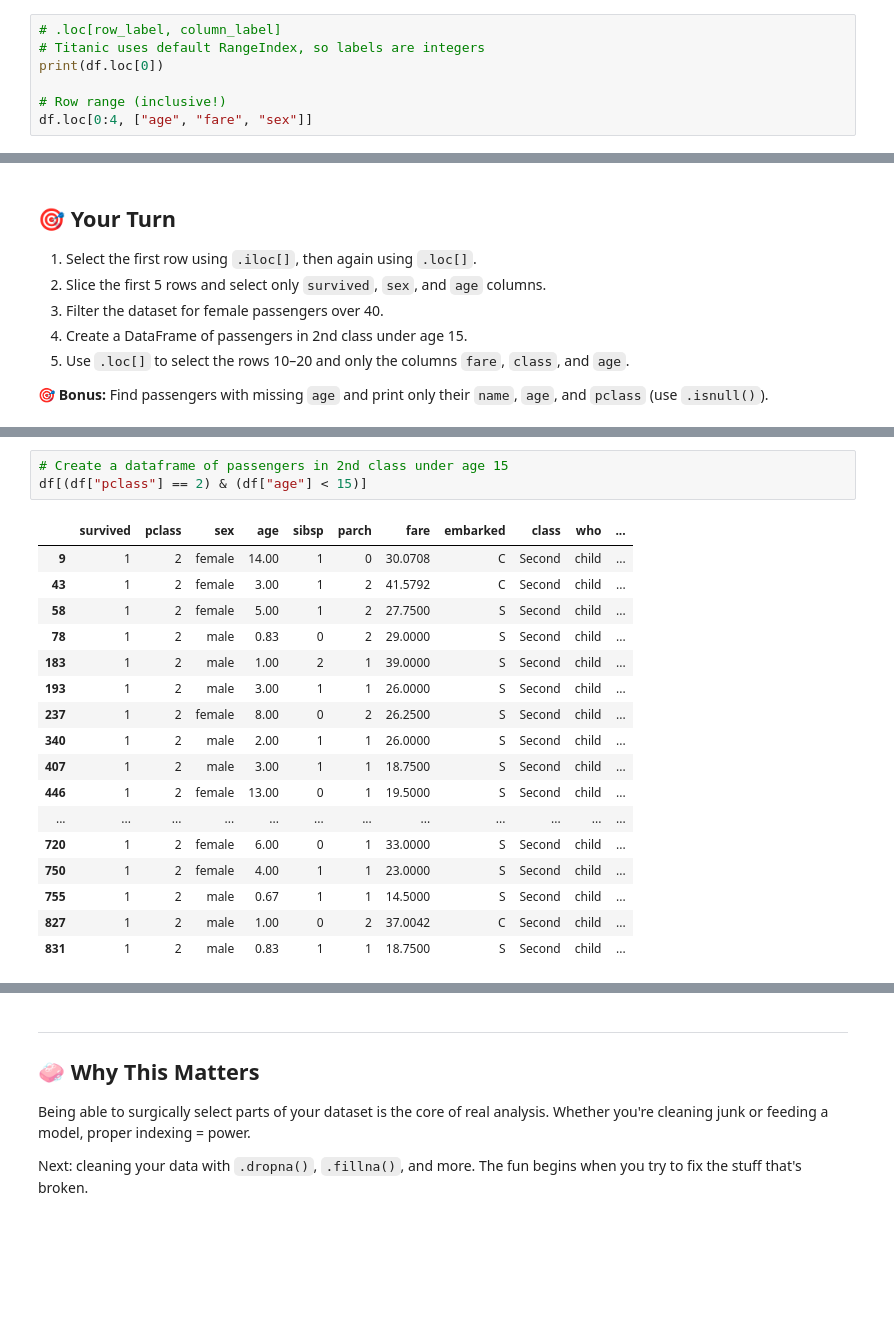
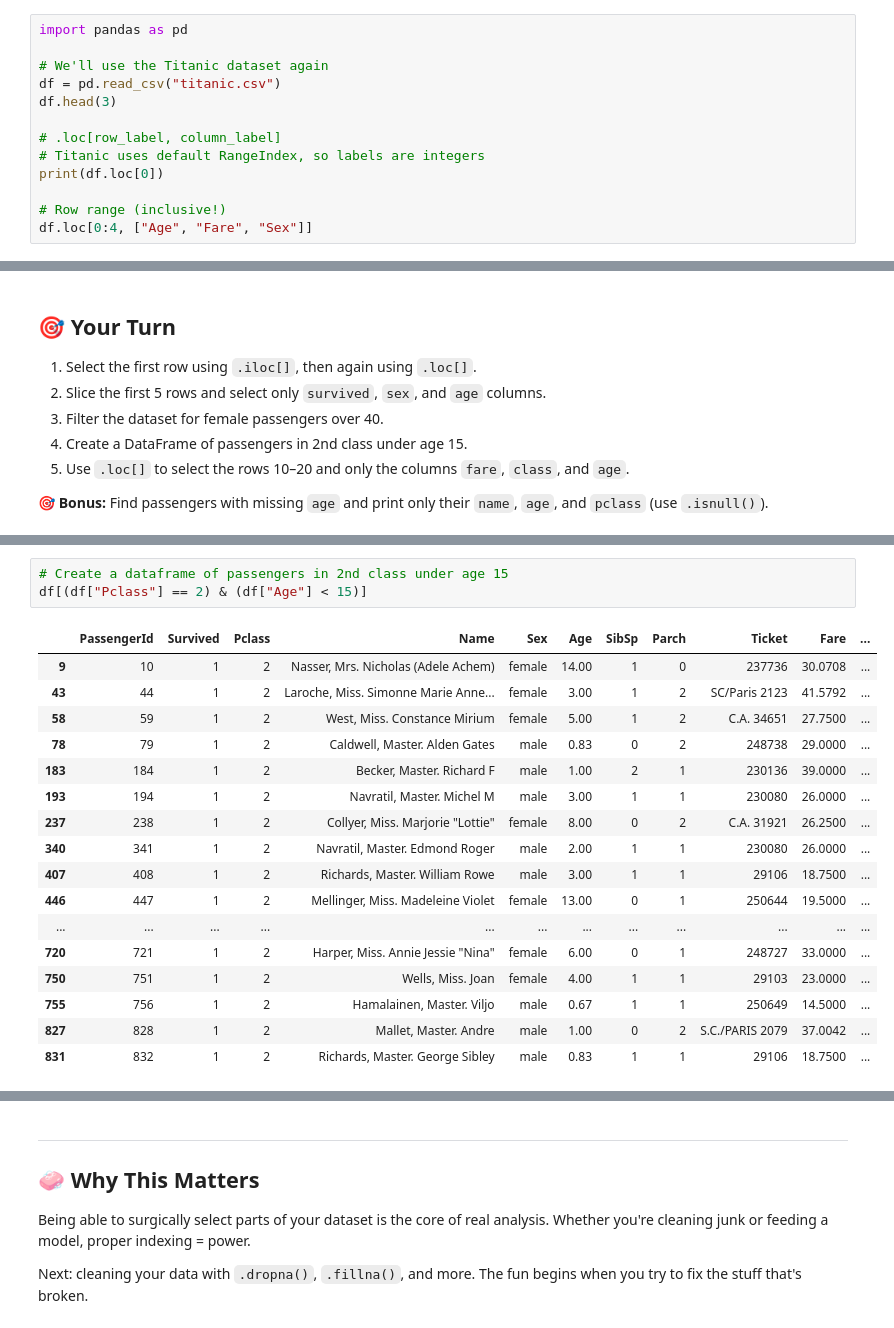
Before and after one commit to jay-d515/jay-d515-3603-DataScience, a Jupyter notebook: Completed/06-Working_with_Data/04-indexing_and_selection.ipynb, the cells around one changed output, grey strips where cells are left out. Saved outputs shown, nothing was run; the diff lists cells and outputs as text; blank space fills up the shorter version.

```diff
--- a/Completed/06-Working_with_Data/04-indexing_and_selection.ipynb
+++ b/Completed/06-Working_with_Data/04-indexing_and_selection.ipynb
@@ -33,10 +32,16 @@ df.head(3)
 # %% [markdown]
 ## 🔎 Select rows by label with `.loc[]`
 # %%
+import pandas as pd
+
+# We'll use the Titanic dataset again
+df = pd.read_csv("titanic.csv")
+df.head(3)
+
 # .loc[row_label, column_label]
 # Titanic uses default RangeIndex, so labels are integers
 print(df.loc[0])
 
 # Row range (inclusive!)
-df.loc[0:4, ["age", "fare", "sex"]]
+df.loc[0:4, ["Age", "Fare", "Sex"]]
 # %% [output]
@@ -198,23 +194,23 @@ df[(df["sex"] == "female") & (df["age"] > 40)]
 # %%
 # Create a dataframe of passengers in 2nd class under age 15
-df[(df["pclass"] == 2) & (df["age"] < 15)]
+df[(df["Pclass"] == 2) & (df["Age"] < 15)]
 # %% [output]
-|  | survived | pclass | sex | age | sibsp | parch | fare | embarked | class | who | ... |
-| 9 | 1 | 2 | female | 14.00 | 1 | 0 | 30.0708 | C | Second | child | ... |
-| 43 | 1 | 2 | female | 3.00 | 1 | 2 | 41.5792 | C | Second | child | ... |
-| 58 | 1 | 2 | female | 5.00 | 1 | 2 | 27.7500 | S | Second | child | ... |
-| 78 | 1 | 2 | male | 0.83 | 0 | 2 | 29.0000 | S | Second | child | ... |
-| 183 | 1 | 2 | male | 1.00 | 2 | 1 | 39.0000 | S | Second | child | ... |
-| 193 | 1 | 2 | male | 3.00 | 1 | 1 | 26.0000 | S | Second | child | ... |
-| 237 | 1 | 2 | female | 8.00 | 0 | 2 | 26.2500 | S | Second | child | ... |
-| 340 | 1 | 2 | male | 2.00 | 1 | 1 | 26.0000 | S | Second | child | ... |
-| 407 | 1 | 2 | male | 3.00 | 1 | 1 | 18.7500 | S | Second | child | ... |
-| 446 | 1 | 2 | female | 13.00 | 0 | 1 | 19.5000 | S | Second | child | ... |
+|  | PassengerId | Survived | Pclass | Name | Sex | Age | SibSp | Parch | Ticket | Fare | ... |
+| 9 | 10 | 1 | 2 | Nasser, Mrs. Nicholas (Adele Achem) | female | 14.00 | 1 | 0 | 237736 | 30.0708 | ... |
+| 43 | 44 | 1 | 2 | Laroche, Miss. Simonne Marie Anne... | female | 3.00 | 1 | 2 | SC/Paris 2123 | 41.5792 | ... |
+| 58 | 59 | 1 | 2 | West, Miss. Constance Mirium | female | 5.00 | 1 | 2 | C.A. 34651 | 27.7500 | ... |
+| 78 | 79 | 1 | 2 | Caldwell, Master. Alden Gates | male | 0.83 | 0 | 2 | 248738 | 29.0000 | ... |
+| 183 | 184 | 1 | 2 | Becker, Master. Richard F | male | 1.00 | 2 | 1 | 230136 | 39.0000 | ... |
+| 193 | 194 | 1 | 2 | Navratil, Master. Michel M | male | 3.00 | 1 | 1 | 230080 | 26.0000 | ... |
+| 237 | 238 | 1 | 2 | Collyer, Miss. Marjorie "Lottie" | female | 8.00 | 0 | 2 | C.A. 31921 | 26.2500 | ... |
+| 340 | 341 | 1 | 2 | Navratil, Master. Edmond Roger | male | 2.00 | 1 | 1 | 230080 | 26.0000 | ... |
+| 407 | 408 | 1 | 2 | Richards, Master. William Rowe | male | 3.00 | 1 | 1 | 29106 | 18.7500 | ... |
+| 446 | 447 | 1 | 2 | Mellinger, Miss. Madeleine Violet | female | 13.00 | 0 | 1 | 250644 | 19.5000 | ... |
 | ... | ... | ... | ... | ... | ... | ... | ... | ... | ... | ... | ... |
-| 720 | 1 | 2 | female | 6.00 | 0 | 1 | 33.0000 | S | Second | child | ... |
-| 750 | 1 | 2 | female | 4.00 | 1 | 1 | 23.0000 | S | Second | child | ... |
-| 755 | 1 | 2 | male | 0.67 | 1 | 1 | 14.5000 | S | Second | child | ... |
-| 827 | 1 | 2 | male | 1.00 | 0 | 2 | 37.0042 | C | Second | child | ... |
-| 831 | 1 | 2 | male | 0.83 | 1 | 1 | 18.7500 | S | Second | child | ... |
+| 720 | 721 | 1 | 2 | Harper, Miss. Annie Jessie "Nina" | female | 6.00 | 0 | 1 | 248727 | 33.0000 | ... |
+| 750 | 751 | 1 | 2 | Wells, Miss. Joan | female | 4.00 | 1 | 1 | 29103 | 23.0000 | ... |
+| 755 | 756 | 1 | 2 | Hamalainen, Master. Viljo | male | 0.67 | 1 | 1 | 250649 | 14.5000 | ... |
+| 827 | 828 | 1 | 2 | Mallet, Master. Andre | male | 1.00 | 0 | 2 | S.C./PARIS 2079 | 37.0042 | ... |
+| 831 | 832 | 1 | 2 | Richards, Master. George Sibley | male | 0.83 | 1 | 1 | 29106 | 18.7500 | ... |
 # %%
 # Use .loc[] to select the rows 10–20 and only the columns fare, class, and age
```
Also changed, not shown: parts of 13 cells of this notebook.
